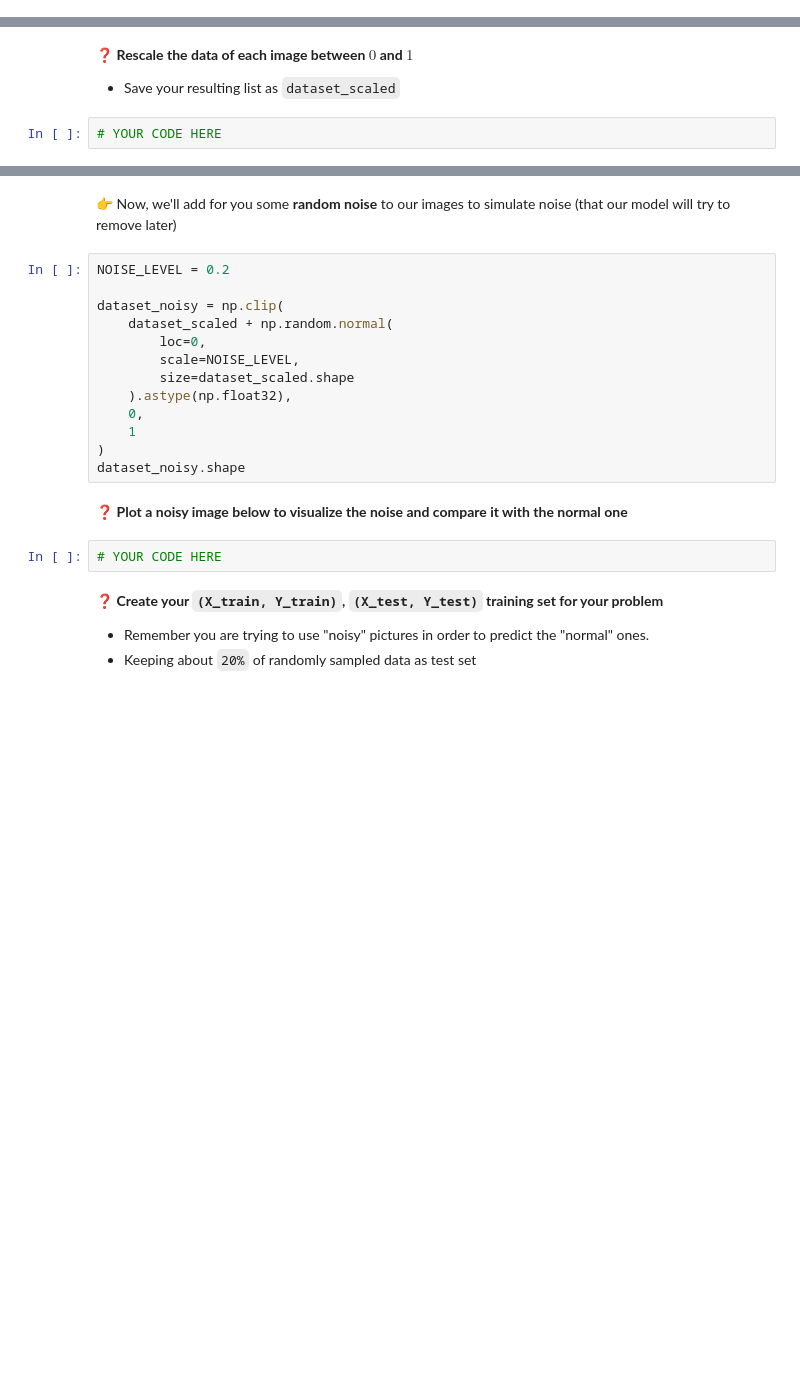
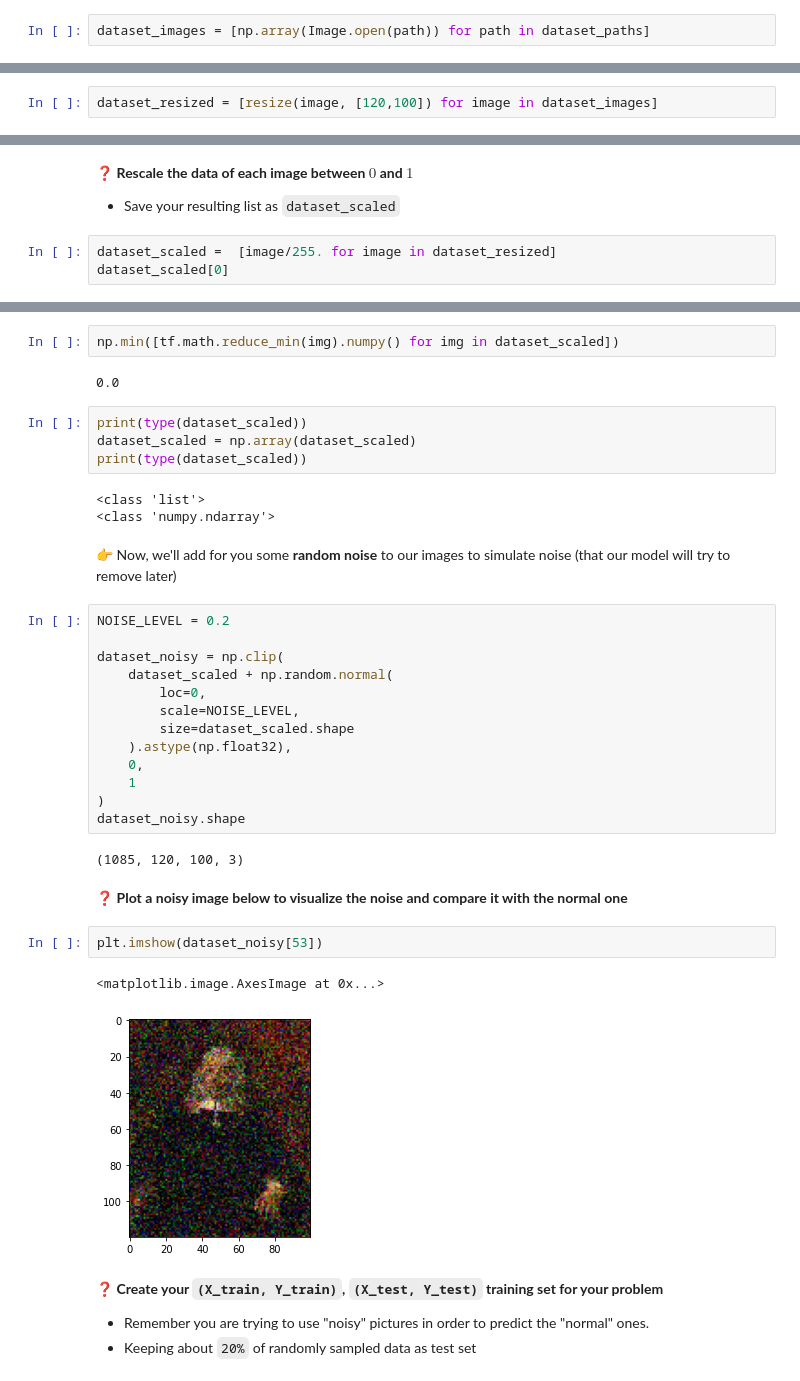
Before and after one commit to alexisgourdol/data-certification-exam, a Jupyter notebook: convolutional_neural_networks/image_denoising.ipynb, the cells around one changed output, grey strips where cells are left out. Saved outputs shown, nothing was run; the diff lists cells and outputs as text; blank space fills up the shorter version.

```diff
--- a/convolutional_neural_networks/image_denoising.ipynb
+++ b/convolutional_neural_networks/image_denoising.ipynb
@@ -109,0 +117,2 @@ result.write()
+# %%
+dataset_images = [np.array(Image.open(path)) for path in dataset_paths]
@@ -131 +177,3 @@ set([x.ndim for x in dataset_images])
+# %%
+dataset_resized = [resize(image, [120,100]) for image in dataset_images]
 # %%
@@ -134,4 +200,5 @@ set([x.ndim for x in dataset_images])
 ❓ **Rescale the data of each image between $0$ and $1$**
 - Save your resulting list as `dataset_scaled`
 # %%
-# YOUR CODE HERE
+dataset_scaled =  [image/255. for image in dataset_resized]
+dataset_scaled[0]
@@ -140,3 +227,14 @@ set([x.ndim for x in dataset_images])
+# %%
+np.min([tf.math.reduce_min(img).numpy() for img in dataset_scaled])
+# %% [output]
+0.0
+# %%
+print(type(dataset_scaled))
+dataset_scaled = np.array(dataset_scaled)
+print(type(dataset_scaled))
+# %% [output]
+<class 'list'>
+<class 'numpy.ndarray'>
 # %% [markdown]
 👉 Now, we'll add for you some **random noise** to our images to simulate noise (that our model will try to remove later)
 # %%
@@ -152,10 +250,15 @@ dataset_noisy = np.clip(
     1
 )
 dataset_noisy.shape
+# %% [output]
+(1085, 120, 100, 3)
 # %% [markdown]
 ❓ **Plot a noisy image below to visualize the noise and compare it with the normal one**
 # %%
-# YOUR CODE HERE
+plt.imshow(dataset_noisy[53])
+# %% [output]
+<matplotlib.image.AxesImage at 0x...>
+[figure, added]
 # %% [markdown]
 ❓ **Create your `(X_train, Y_train)`, `(X_test, Y_test)` training set for your problem**
 
```
Also changed, not shown: parts of 23 cells of this notebook, 2 other files.
